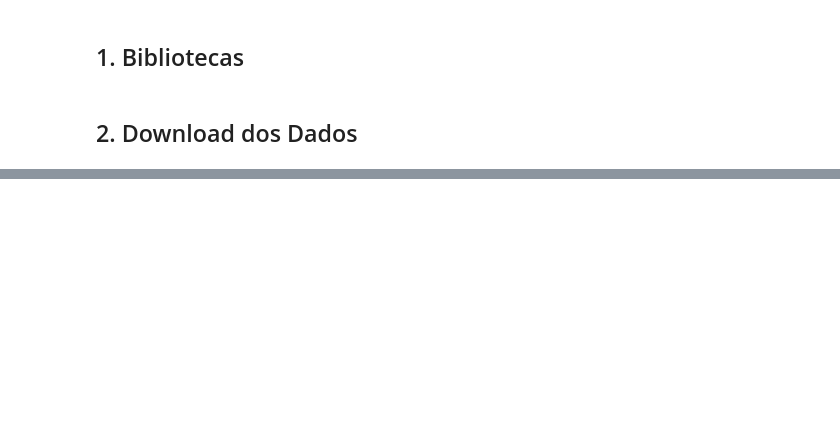
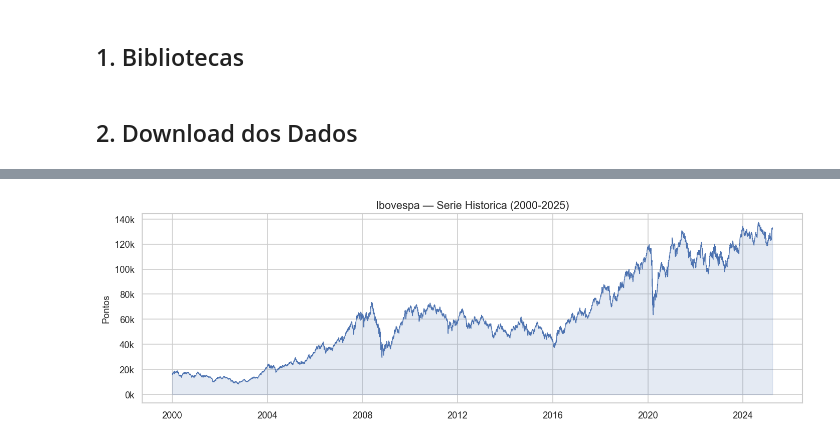
Before and after one commit to jescoelho/ciencia-dados, a Jupyter notebook: notebooks/fundamentos/03_medias_distribuicoes_probabilidade.ipynb, the cells around one changed output, grey strips where cells are left out. Saved outputs shown, nothing was run; the diff lists cells and outputs as text; code cells hidden in the pictures; blank space fills up the shorter version.

```diff
--- a/notebooks/fundamentos/03_medias_distribuicoes_probabilidade.ipynb
+++ b/notebooks/fundamentos/03_medias_distribuicoes_probabilidade.ipynb
@@ -22,15 +21,13 @@ import pandas as pd
 import numpy as np
 import matplotlib.pyplot as plt
 import seaborn as sns
-import requests
-import zipfile
-import io
+import yfinance as yf
 import warnings
 from scipy import stats
 
 warnings.filterwarnings("ignore")
 plt.rcParams["figure.dpi"] = 120
-plt.rcParams["figure.figsize"] = (10, 4)
+plt.rcParams["figure.figsize"] = (11, 4)
 sns.set_theme(style="whitegrid", palette="muted")
 # %% [markdown]
 ## 2. Download dos Dados
@@ -569,0 +34,14 @@ Exemplos em risco de mercado:
+# %%
+ibov = yf.download("^BVSP", start="2000-01-01", end="2025-03-31", auto_adjust=True)
+
+preco = ibov["Close"].dropna()
+retorno = preco.pct_change().dropna()
+
+print(f"Periodo   : {preco.index[0].date()} -> {preco.index[-1].date()}")
+print(f"Pregoes   : {len(preco):,}")
+print(f"Retornos  : {len(retorno):,}")
+print(f"\nIndice no inicio : {float(preco.iloc[0]):,.0f} pontos")
+print(f"Indice no final  : {float(preco.iloc[-1]):,.0f} pontos")
+
+# p_pos calculado aqui para ficar disponível em todas as seções
+p_pos = (retorno.values.flatten() > 0).mean()
@@ -569,0 +56,11 @@ Exemplos em risco de mercado:
+# %%
+fig, ax = plt.subplots(figsize=(12, 4))
+ax.plot(preco.index, preco.values, color="#4C72B0", linewidth=0.8)
+ax.fill_between(preco.index, preco.values.flatten(), alpha=0.15, color="#4C72B0")
+ax.set_ylabel("Pontos", fontsize=11)
+ax.set_title("Ibovespa — Serie Historica (2000-2025)", fontsize=13)
+ax.yaxis.set_major_formatter(plt.FuncFormatter(lambda x, _: f"{x/1000:.0f}k"))
+plt.tight_layout()
+plt.show()
+# %% [output]
+[figure, added]
```
Also changed, not shown: parts of 43 cells of this notebook.
